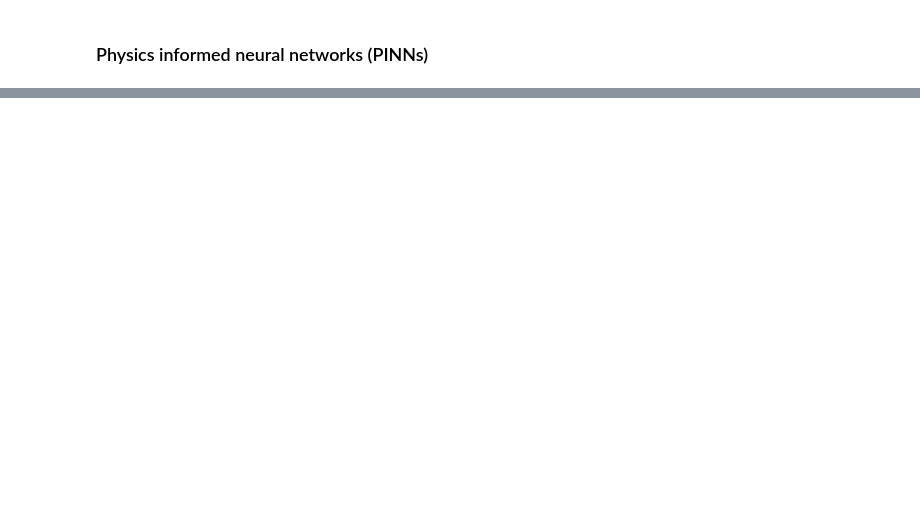
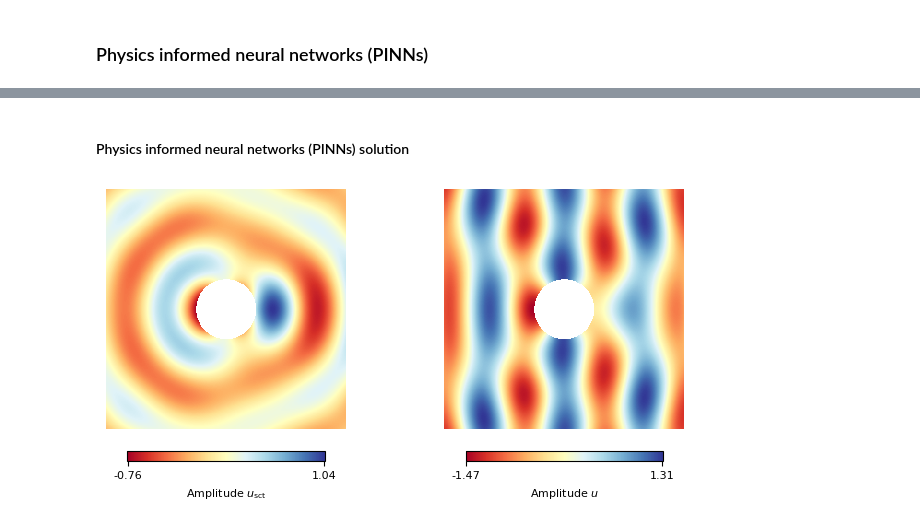
Before and after one commit to oscar-rincon/scattering-problem, a Jupyter notebook: main/analysis_scat_circ.ipynb, the cells around one changed output, grey strips where cells are left out. Saved outputs shown, nothing was run; the diff lists cells and outputs as text; code cells hidden in the pictures; blank space fills up the shorter version.

```diff
--- a/main/analysis_scat_circ.ipynb
+++ b/main/analysis_scat_circ.ipynb
@@ -116,0 +127,14 @@ Maximum Time: 0.72 seconds
+# %%
+# Parameters
+n_Omega_P = 5_000        # Number of points inside the annular region
+n_Gamma_I = 100          # Number of points on the inner boundary (r = r_i)
+n_Gamma_E = 200          # Number of points on the outer boundary (r = r_e)
+r_i = np.pi / 4          # Inner radius
+r_e = np.pi              # Outer radius
+k = 3.0                  # Wave number
+iter = 0                 # Iteration counter
+side_length = 2 * r_e    # Side length of the square
+
+# Generate points
+x_f, y_f, x_inner, y_inner, x_left, y_left, x_right, y_right, x_bottom, y_bottom, x_top, y_top = generate_points(n_Omega_P, side_length, r_i, n_Gamma_I, n_Gamma_E)
+plot_points(x_f, y_f, x_inner, y_inner, x_left, y_left, x_right, y_right, x_bottom, y_bottom, x_top, y_top)
@@ -116,0 +143,14 @@ Maximum Time: 0.72 seconds
+# %% [markdown]
+#### Physics informed neural networks (PINNs) solution
+# %%
+# Initialize and load the model
+model_path = 'Scattering.pt'
+model = initialize_and_load_model(model_path)
+
+# Predict the displacement
+u_sc_pred, u_pred = predict_u(model, r_e, r_i, k, n_grid)
+
+# Plot the displacement amplitude
+plot_displacement_amplitude(X, Y, u_sc_pred, u_pred)
+# %% [output]
+[figure, added]
```
Also changed, not shown: parts of 17 cells of this notebook, 17 other files.
